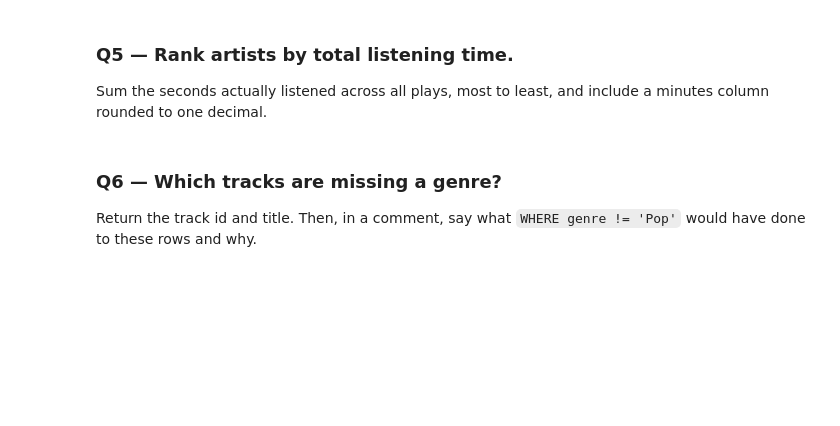
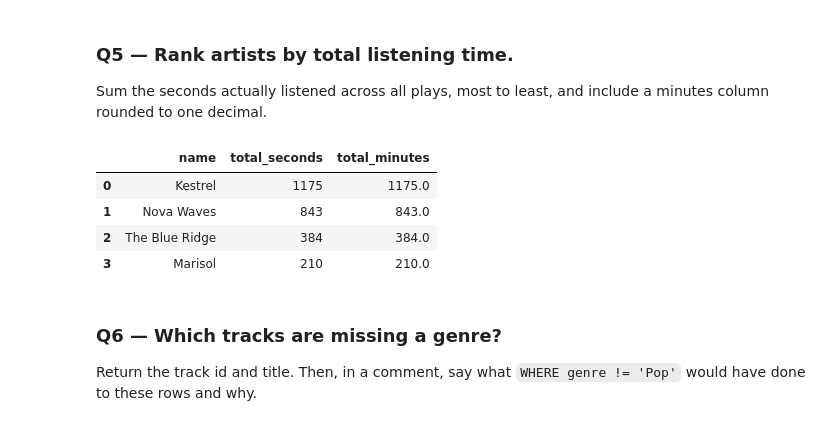
Before and after one commit to ekee7/ds2002-fa26, a Jupyter notebook: notebooks/02-sql-databases/2026-09-11 — SQL Challenge Set — Lab.ipynb, the cells around one changed output. Cells and saved outputs as stored; diff of their text form; code cells hidden in the pictures; blank space fills up the shorter version.

```diff
--- a/notebooks/02-sql-databases/2026-09-11 — SQL Challenge Set — Lab.ipynb
+++ b/notebooks/02-sql-databases/2026-09-11 — SQL Challenge Set — Lab.ipynb
@@ -76,8 +92,17 @@ q('''
 Sum the seconds actually listened across all plays, most to least, and include a minutes column rounded to one decimal.
 # %%
 q('''
-
+SELECT a.name, SUM(t.seconds) AS total_seconds, ROUND(SUM(t.seconds), 1) AS total_minutes
+FROM artists a JOIN tracks t ON a.artist_id = t.artist_id
+JOIN plays p ON t.track_id = p.track_id
+GROUP BY a.name ORDER BY SUM(t.seconds) DESC
 ''')
+# %% [output]
+|  | name | total_seconds | total_minutes |
+| 0 | Kestrel | 1175 | 1175.0 |
+| 1 | Nova Waves | 843 | 843.0 |
+| 2 | The Blue Ridge | 384 | 384.0 |
+| 3 | Marisol | 210 | 210.0 |
 # %% [markdown]
 ### Q6 — Which tracks are missing a genre?
 
```
Also changed, not shown: parts of 8 cells of this notebook.
